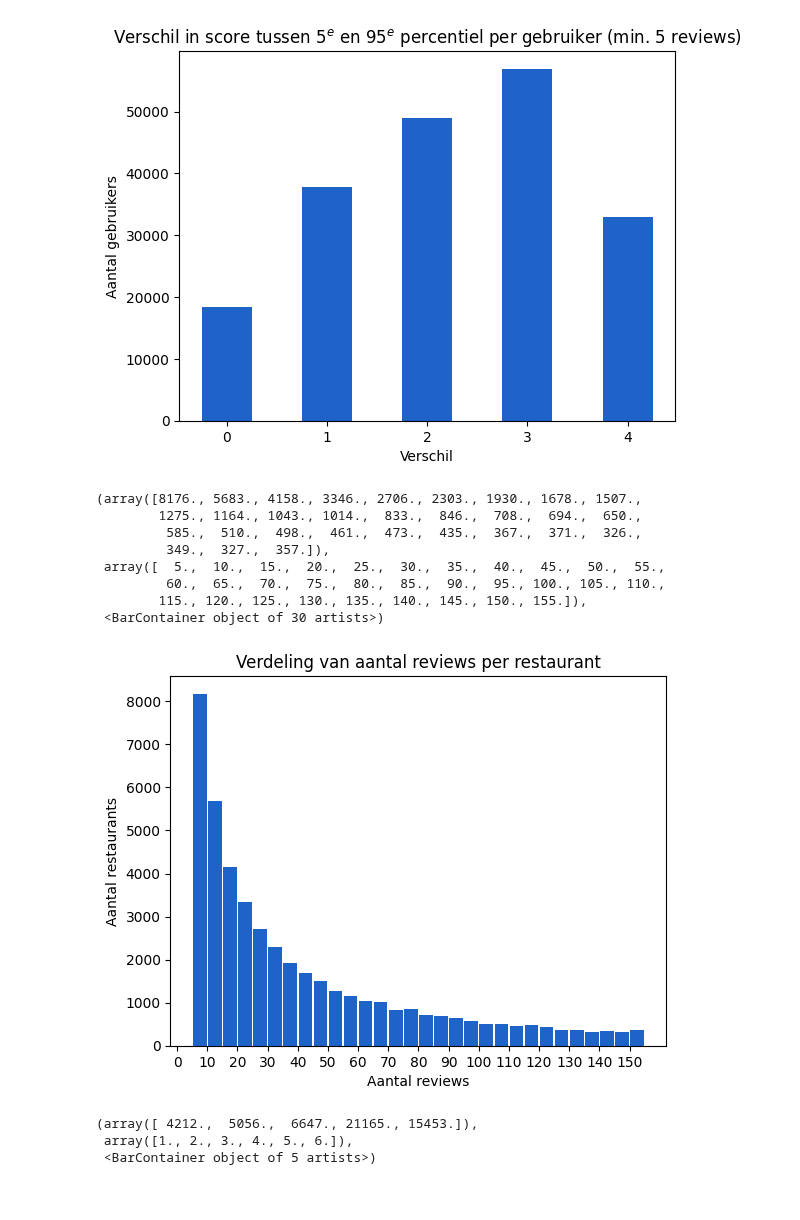
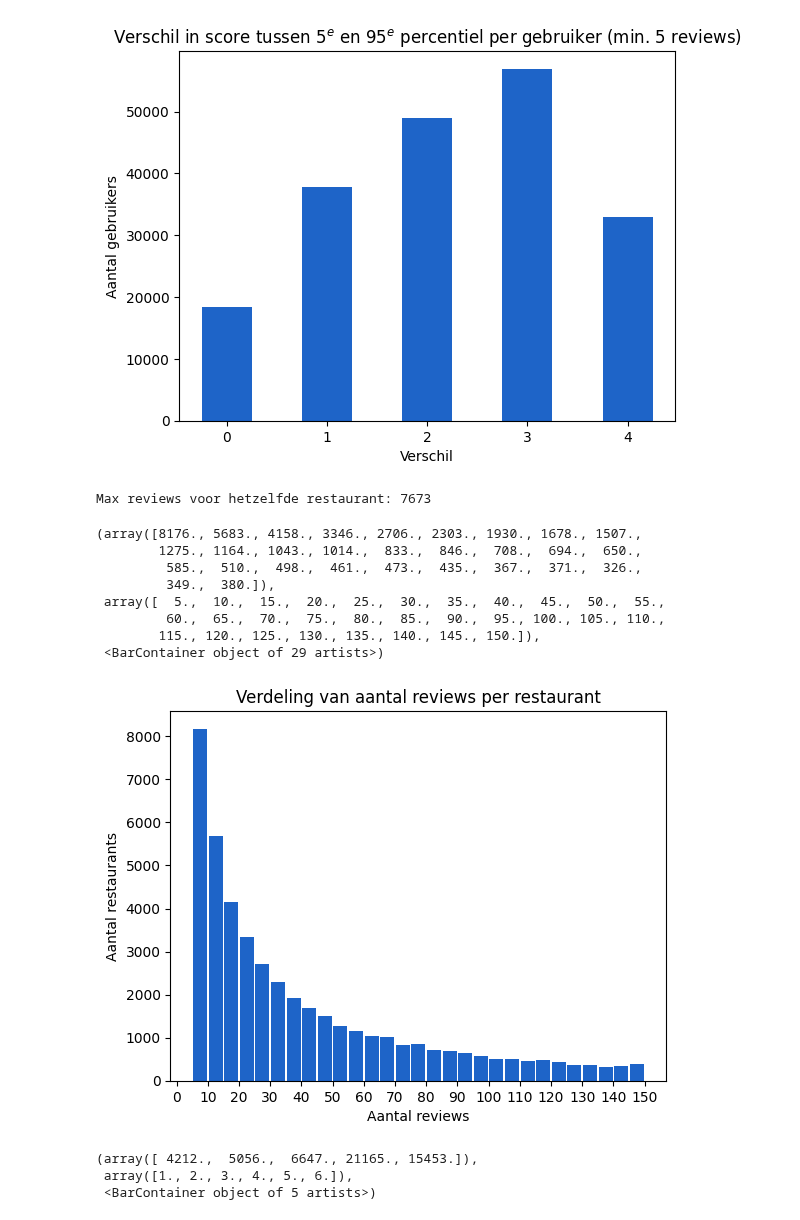
Before and after one commit to Tram13/masterthesis, a Jupyter notebook: src/data/data analysis/graphs_chapter3.ipynb, the cells around one changed output. Drawn from its saved outputs; the diff is of its cells as text; code cells hidden in the pictures.

Commit message:
Updated plot

```diff
--- a/src/data/data analysis/graphs_chapter3.ipynb
+++ b/src/data/data analysis/graphs_chapter3.ipynb
@@ -125,24 +125,27 @@ plt.hist(data_diff, bins=[0, 1, 2, 3, 4, 5], align='left', rwidth=0.5, color='#1
 # %%
 review_count_per_restaurant = reviews.groupby(["business_id"]).count()['stars_normalised']
 review_count_per_restaurant.name = 'review_count'
 
 plt.title("Verdeling van aantal reviews per restaurant")
 plt.xlabel("Aantal reviews")
 plt.ylabel("Aantal restaurants")
+
+print(f"Max reviews voor hetzelfde restaurant: {review_count_per_restaurant.max()}")
 amount = 150
 base = 5
 plt.xticks(np.arange(0, 155, 10))
-plt.hist(review_count_per_restaurant, rwidth=0.9, bins=30, range=(base, base + amount), color='#1E64C8')
+plt.hist(review_count_per_restaurant, rwidth=0.9, bins=[b for b in range(5, amount + 5, 5)], range=(base, base + amount), color='#1E64C8')
 # %% [output]
-(array([8176., 5683., 4158., 3346., 2706., 2303., 1930., 1678., 1507.,
-        1275., 1164., 1043., 1014.,  833.,  846.,  708.,  694.,  650.,
-         585.,  510.,  498.,  461.,  473.,  435.,  367.,  371.,  326.,
-         349.,  327.,  357.]),
- array([  5.,  10.,  15.,  20.,  25.,  30.,  35.,  40.,  45.,  50.,  55.,
-         60.,  65.,  70.,  75.,  80.,  85.,  90.,  95., 100., 105., 110.,
-        115., 120., 125., 130., 135., 140., 145., 150., 155.]),
- <BarContainer object of 30 artists>)
+Max reviews voor hetzelfde restaurant: 7673
+(array([8176., 5683., 4158., 3346., 2706., 2303., 1930., 1678., 1507.,
+        1275., 1164., 1043., 1014.,  833.,  846.,  708.,  694.,  650.,
+         585.,  510.,  498.,  461.,  473.,  435.,  367.,  371.,  326.,
+         349.,  380.]),
+ array([  5.,  10.,  15.,  20.,  25.,  30.,  35.,  40.,  45.,  50.,  55.,
+         60.,  65.,  70.,  75.,  80.,  85.,  90.,  95., 100., 105., 110.,
+        115., 120., 125., 130., 135., 140., 145., 150.]),
+ <BarContainer object of 29 artists>)
-[figure, old version]
+[figure, new version]
 # %%
 stars_histo = ((reviews.groupby(["business_id"]).median(numeric_only=True)['stars_normalised'] * 4) + 1).round()
 plt.title("Verdeling van mediaan scores per restaurant")
```
